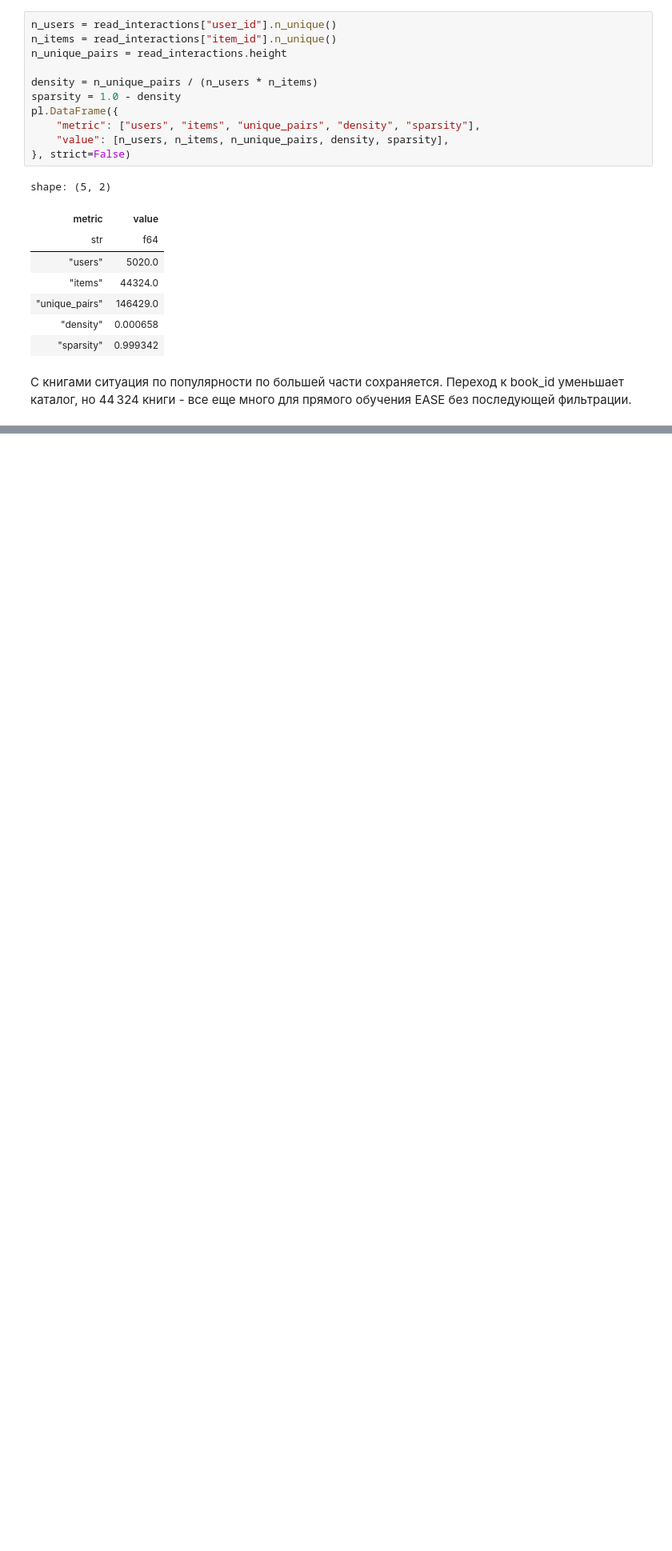
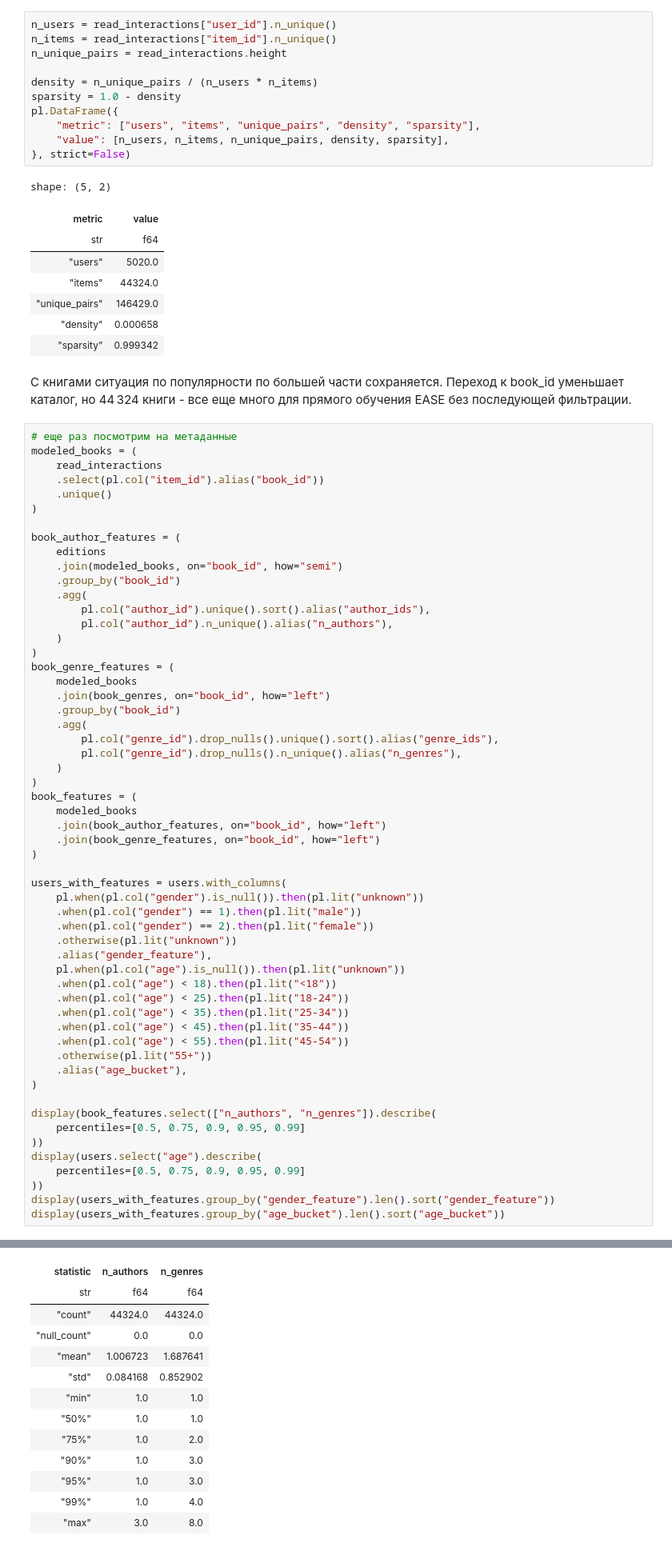
Before and after one commit to vshsch/recsys-hw1, a Jupyter notebook: experiments.ipynb, the cells around one changed output, grey strips where cells are left out. Shown at 80% size. Drawn from its saved outputs; the diff is of its cells as text; blank space fills up the shorter version.

```diff
--- a/experiments.ipynb
+++ b/experiments.ipynb
@@ -999,3 +999,60 @@ shape: (5, 2)
 | "sparsity" | 0.999342 |
 # %% [markdown]
 С книгами ситуация по популярности по большей части сохраняется. Переход к book_id уменьшает каталог, но 44 324 книги - все еще много для прямого обучения EASE без последующей фильтрации.
+# %%
+# еще раз посмотрим на метаданные
+modeled_books = (
+    read_interactions
+    .select(pl.col("item_id").alias("book_id"))
+    .unique()
+)
+
+book_author_features = (
+    editions
+    .join(modeled_books, on="book_id", how="semi")
+    .group_by("book_id")
+    .agg(
+        pl.col("author_id").unique().sort().alias("author_ids"),
+        pl.col("author_id").n_unique().alias("n_authors"),
+    )
+)
+book_genre_features = (
+    modeled_books
+    .join(book_genres, on="book_id", how="left")
+    .group_by("book_id")
+    .agg(
+        pl.col("genre_id").drop_nulls().unique().sort().alias("genre_ids"),
+        pl.col("genre_id").drop_nulls().n_unique().alias("n_genres"),
+    )
+)
+book_features = (
+    modeled_books
+    .join(book_author_features, on="book_id", how="left")
+    .join(book_genre_features, on="book_id", how="left")
+)
+
+users_with_features = users.with_columns(
+    pl.when(pl.col("gender").is_null()).then(pl.lit("unknown"))
+    .when(pl.col("gender") == 1).then(pl.lit("male"))
+    .when(pl.col("gender") == 2).then(pl.lit("female"))
+    .otherwise(pl.lit("unknown"))
+    .alias("gender_feature"),
+    pl.when(pl.col("age").is_null()).then(pl.lit("unknown"))
+    .when(pl.col("age") < 18).then(pl.lit("<18"))
+    .when(pl.col("age") < 25).then(pl.lit("18-24"))
+    .when(pl.col("age") < 35).then(pl.lit("25-34"))
+    .when(pl.col("age") < 45).then(pl.lit("35-44"))
+    .when(pl.col("age") < 55).then(pl.lit("45-54"))
+    .otherwise(pl.lit("55+"))
+    .alias("age_bucket"),
+)
+
+display(book_features.select(["n_authors", "n_genres"]).describe(
+    percentiles=[0.5, 0.75, 0.9, 0.95, 0.99]
+))
+display(users.select("age").describe(
+    percentiles=[0.5, 0.75, 0.9, 0.95, 0.99]
+))
+display(users_with_features.group_by("gender_feature").len().sort("gender_feature"))
+display(users_with_features.group_by("age_bucket").len().sort("age_bucket"))
+# %% [output]
@@ -1001,0 +1060,13 @@ shape: (5, 2)
+| statistic | n_authors | n_genres |
+| str | f64 | f64 |
+| "count" | 44324.0 | 44324.0 |
+| "null_count" | 0.0 | 0.0 |
+| "mean" | 1.006723 | 1.687641 |
+| "std" | 0.084168 | 0.852902 |
+| "min" | 1.0 | 1.0 |
+| "50%" | 1.0 | 1.0 |
+| "75%" | 1.0 | 2.0 |
+| "90%" | 1.0 | 3.0 |
+| "95%" | 1.0 | 3.0 |
+| "99%" | 1.0 | 4.0 |
+| "max" | 3.0 | 8.0 |
```
Also changed, not shown: parts of 16 cells of this notebook, 1 other file.
